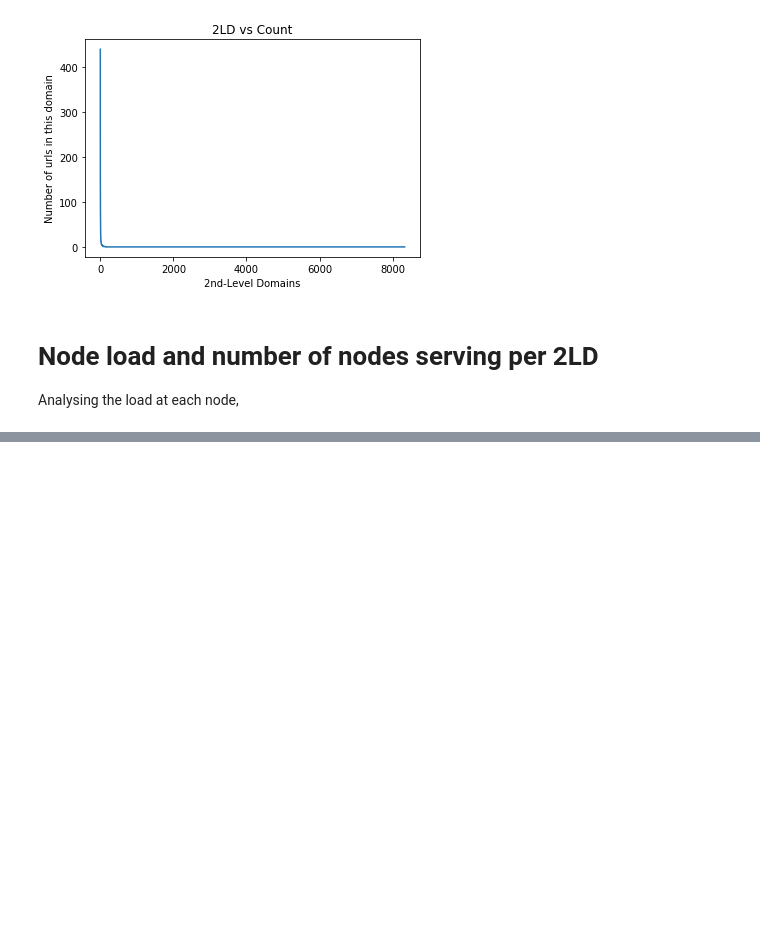
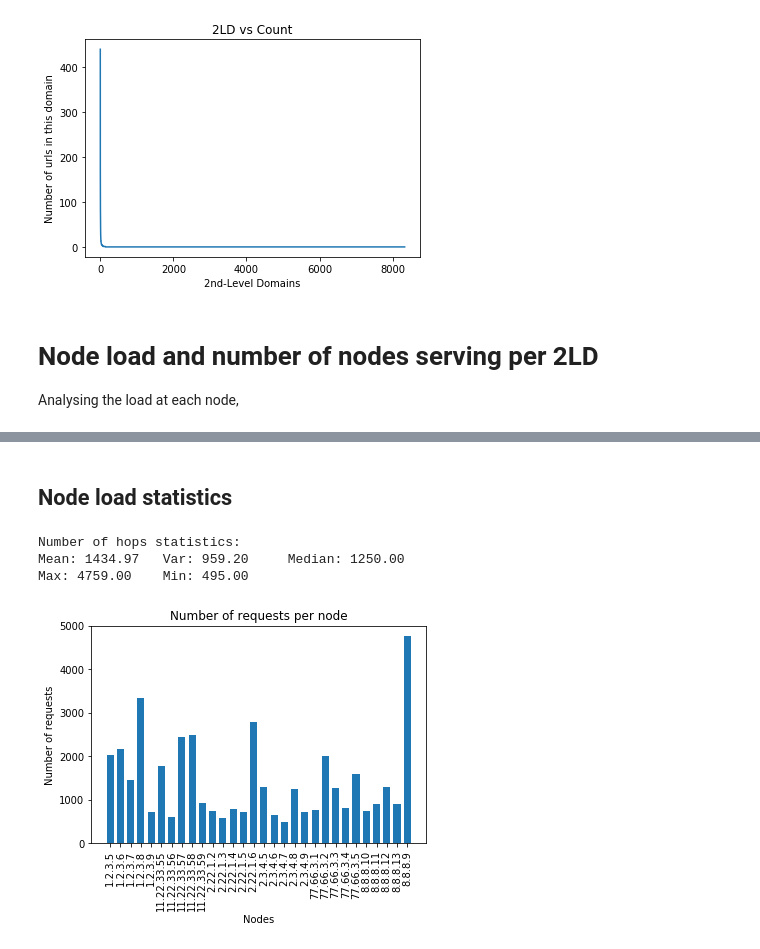
Before and after one commit to soumyadeep2007/dns_chord, a Jupyter notebook: src/chord/performance_analysis.ipynb, the cells around one changed output, grey strips where cells are left out. Saved outputs shown, nothing was run; the diff lists cells and outputs as text; code cells hidden in the pictures; blank space fills up the shorter version.

```diff
--- a/src/chord/performance_analysis.ipynb
+++ b/src/chord/performance_analysis.ipynb
@@ -191,0 +238,21 @@ Analysing the load at each node,
+# %% [markdown]
+## Node load statistics
+# %%
+print('Number of hops statistics:')
+keys = sorted(node_load_count.keys())
+values = [node_load_count[k] for k in keys]
+mean_nodes = np.mean(values)
+std_nodes = np.std(values)
+print('Mean: %.2f\tVar: %.2f\tMedian: %.2f' % (mean_nodes, std_nodes, load_count[len(load_count)//2]))
+print('Max: %.2f\tMin: %.2f' % (max(load_count), min(load_count)))
+plt.bar(range(len(keys)), values, align='center', width=0.7)
+plt.xticks(range(len(keys)), keys, rotation='vertical')
+plt.title('Number of requests per node')
+plt.xlabel('Nodes')
+plt.ylabel('Number of requests')
+plt.show()
+# %% [output]
+Number of hops statistics:
+Mean: 1434.97   Var: 959.20     Median: 1250.00
+Max: 4759.00    Min: 495.00
+[figure, added]
```
Also changed, not shown: parts of 3 cells of this notebook.
